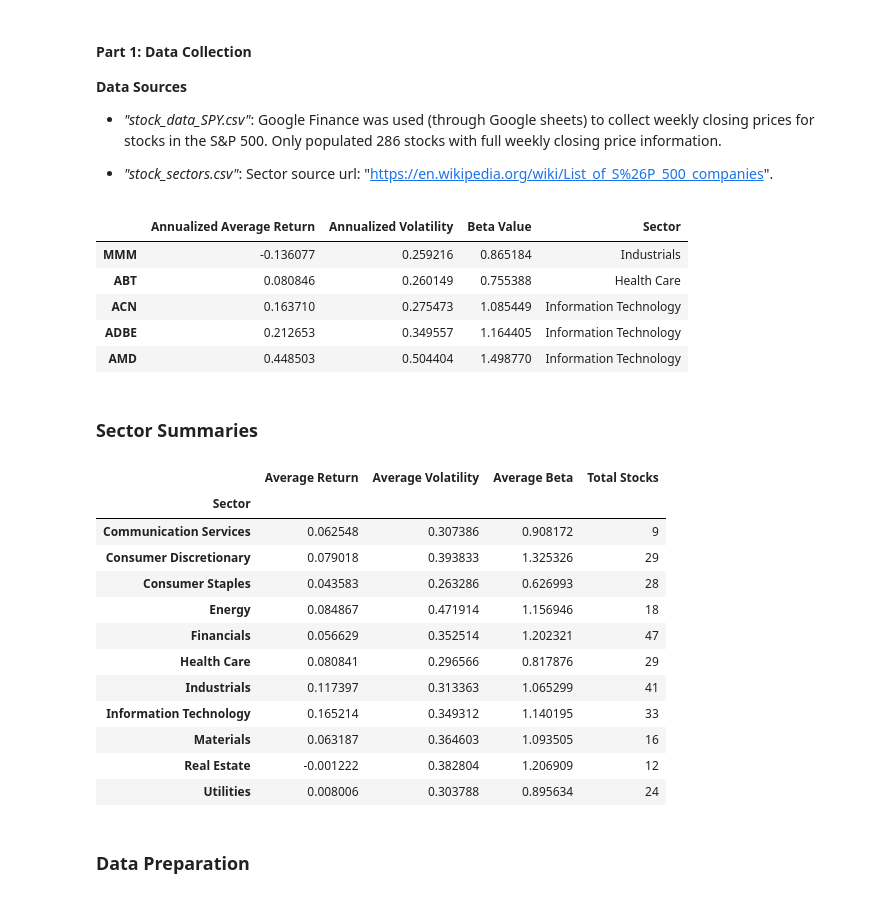
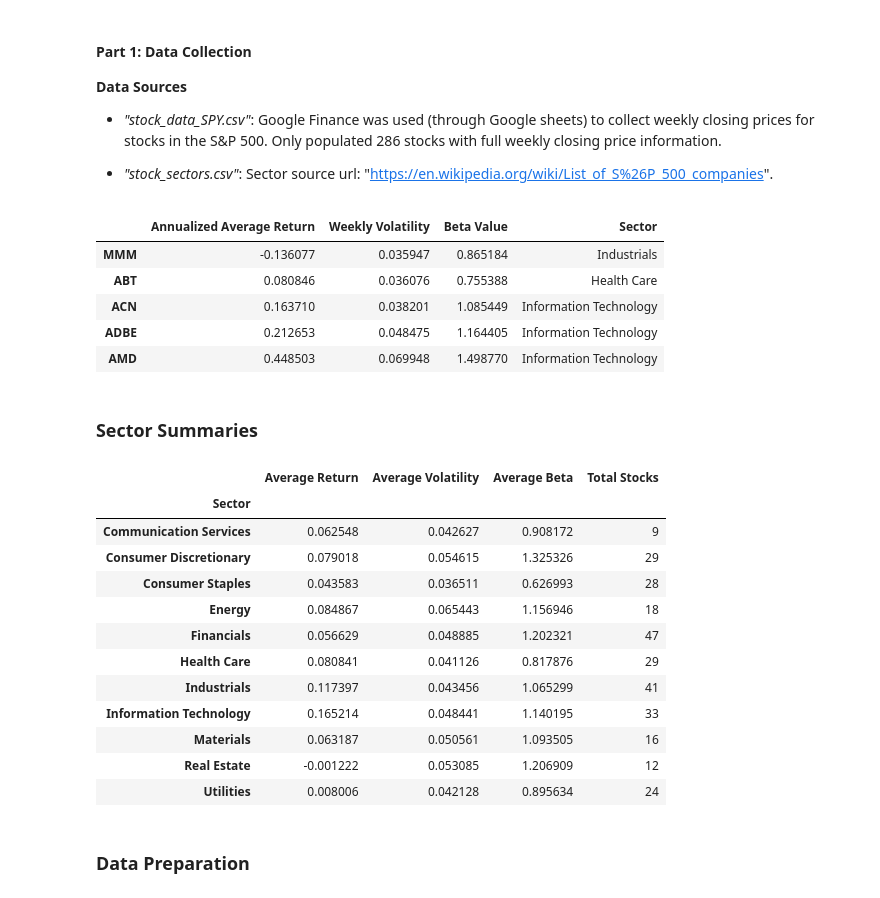
Before and after one commit to hproloff/final_proj_cs524, a Jupyter notebook: extra/project.ipynb, the cells around one changed output. Cells and saved outputs as stored; diff of their text form; code cells hidden in the pictures.

```diff
--- a/extra/project.ipynb
+++ b/extra/project.ipynb
@@ -24,6 +69,9 @@
 import gams
 import numpy as np
 import pandas as pd
+import matplotlib.pyplot as plt
+from mpl_toolkits.mplot3d import Axes3D
+
 
 # Reading in file data
 stock_data_spy = pd.read_csv("complete_stock_data_SPY.csv")
@@ -42,7 +90,7 @@ years = (stock_data_spy.index[-1] - stock_data_spy.index[0]).days / 365.25
 annualized_avg_return = ((stock_data_spy.iloc[-1] / stock_data_spy.iloc[0]) ** (1/years)) - 1
 
 # Annualized Volatility
-annualized_volatility = weekly_returns.std() * (52 ** 0.5)
+weekly_volatility = weekly_returns.std()
 
 # Beta Values
 cov_matrix = weekly_returns.cov()
@@ -52,7 +100,7 @@ beta_values = cov_matrix.loc[:, 'SPY'] / market_variance
 # Compiling the data
 data_metrics = pd.DataFrame({
     'Annualized Average Return': annualized_avg_return,
-    'Annualized Volatility': annualized_volatility,
+    'Weekly Volatility': weekly_volatility,
     'Beta Value': beta_values
 })
 
@@ -61,42 +109,42 @@ stock_sectors.set_index(stock_sectors.columns[0], inplace=True)
 complete_data = data_metrics.join(stock_sectors, how='inner')
 complete_data.head()
 # %% [output]
-|  | Annualized Average Return | Annualized Volatility | Beta Value | Sector |
-| MMM | -0.136077 | 0.259216 | 0.865184 | Industrials |
-| ABT | 0.080846 | 0.260149 | 0.755388 | Health Care |
-| ACN | 0.163710 | 0.275473 | 1.085449 | Information Technology |
-| ADBE | 0.212653 | 0.349557 | 1.164405 | Information Technology |
-| AMD | 0.448503 | 0.504404 | 1.498770 | Information Technology |
+|  | Annualized Average Return | Weekly Volatility | Beta Value | Sector |
+| MMM | -0.136077 | 0.035947 | 0.865184 | Industrials |
+| ABT | 0.080846 | 0.036076 | 0.755388 | Health Care |
+| ACN | 0.163710 | 0.038201 | 1.085449 | Information Technology |
+| ADBE | 0.212653 | 0.048475 | 1.164405 | Information Technology |
+| AMD | 0.448503 | 0.069948 | 1.498770 | Information Technology |
 # %% [markdown]
 ### Sector Summaries
 # %%
 sector_stats = complete_data.groupby(stock_sectors.columns[0]).agg({
     'Annualized Average Return': 'mean',
-    'Annualized Volatility': 'mean',
+    'Weekly Volatility': 'mean',
     'Beta Value': 'mean'
 }).rename(columns={
     'Annualized Average Return': 'Average Return',
-    'Annualized Volatility': 'Average Volatility',
+    'Weekly Volatility': 'Average Volatility',
     'Beta Value': 'Average Beta'
 })
 
 # Counting the total stocks in each sector
 sector_stats['Total Stocks'] = complete_data.groupby(stock_sectors.columns[0]).size()
 
 sector_stats
 # %% [output]
 |  | Average Return | Average Volatility | Average Beta | Total Stocks |
 | Sector |  |  |  |  |
-| Communication Services | 0.062548 | 0.307386 | 0.908172 | 9 |
-| Consumer Discretionary | 0.079018 | 0.393833 | 1.325326 | 29 |
-| Consumer Staples | 0.043583 | 0.263286 | 0.626993 | 28 |
-| Energy | 0.084867 | 0.471914 | 1.156946 | 18 |
-| Financials | 0.056629 | 0.352514 | 1.202321 | 47 |
-| Health Care | 0.080841 | 0.296566 | 0.817876 | 29 |
-| Industrials | 0.117397 | 0.313363 | 1.065299 | 41 |
-| Information Technology | 0.165214 | 0.349312 | 1.140195 | 33 |
-| Materials | 0.063187 | 0.364603 | 1.093505 | 16 |
-| Real Estate | -0.001222 | 0.382804 | 1.206909 | 12 |
-| Utilities | 0.008006 | 0.303788 | 0.895634 | 24 |
+| Communication Services | 0.062548 | 0.042627 | 0.908172 | 9 |
+| Consumer Discretionary | 0.079018 | 0.054615 | 1.325326 | 29 |
+| Consumer Staples | 0.043583 | 0.036511 | 0.626993 | 28 |
+| Energy | 0.084867 | 0.065443 | 1.156946 | 18 |
+| Financials | 0.056629 | 0.048885 | 1.202321 | 47 |
+| Health Care | 0.080841 | 0.041126 | 0.817876 | 29 |
+| Industrials | 0.117397 | 0.043456 | 1.065299 | 41 |
+| Information Technology | 0.165214 | 0.048441 | 1.140195 | 33 |
+| Materials | 0.063187 | 0.050561 | 1.093505 | 16 |
+| Real Estate | -0.001222 | 0.053085 | 1.206909 | 12 |
+| Utilities | 0.008006 | 0.042128 | 0.895634 | 24 |
 # %% [markdown]
 ### Data Preparation
```
Also changed, not shown: parts of 28 cells of this notebook.
